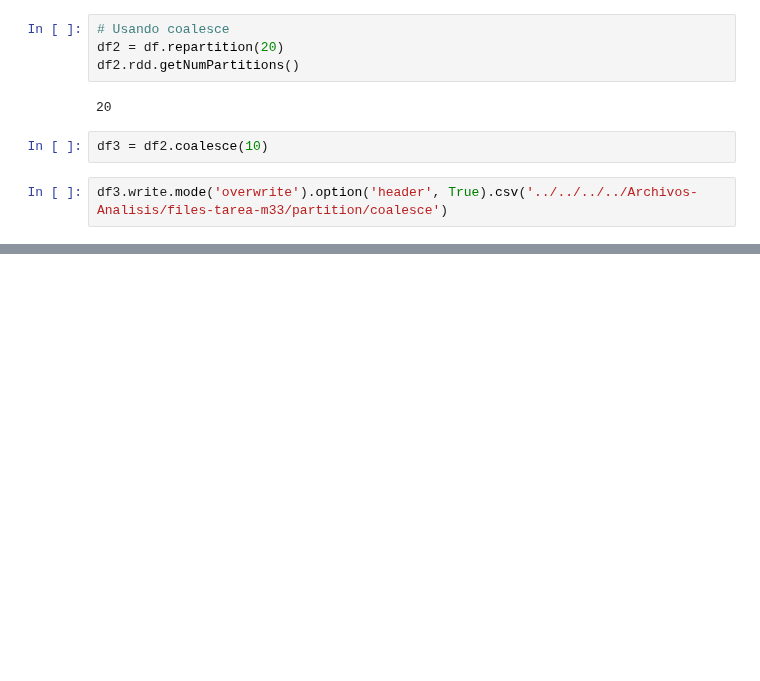
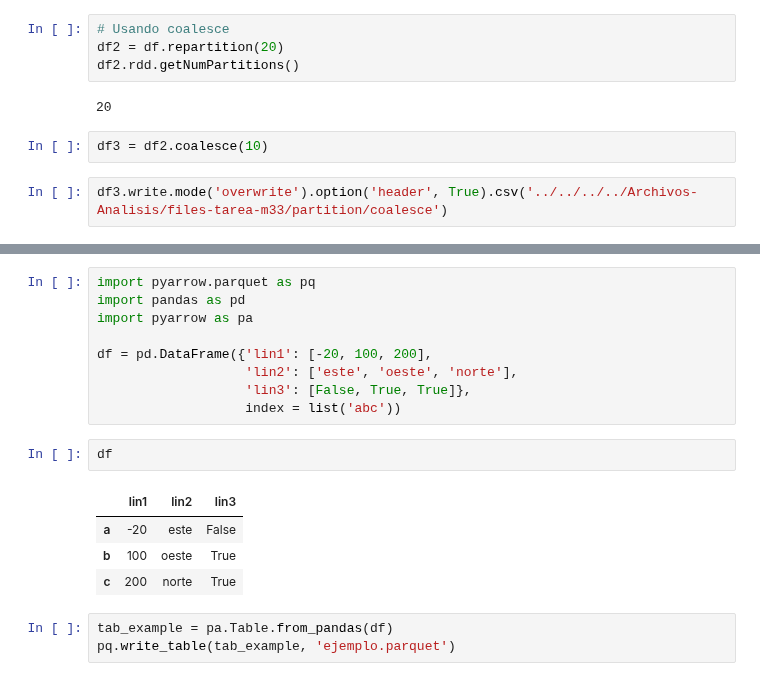
Before and after one commit to BryanHs20/Python-para-Data-Analyst, a Jupyter notebook: Python Avanzado/Big Data/Big Data II/Big Data II.ipynb, the cells around one changed output, grey strips where cells are left out. Saved outputs shown, nothing was run; the diff lists cells and outputs as text; blank space fills up the shorter version.

Commit message:
Termino del Modulo Big Data II

```diff
--- a/Python Avanzado/Big Data/Big Data II/Big Data II.ipynb
+++ b/Python Avanzado/Big Data/Big Data II/Big Data II.ipynb
@@ -248,0 +369,19 @@ df3.write.mode('overwrite').option('header', True).csv('../../../../Archivos-Ana
+# %%
+import pyarrow.parquet as pq
+import pandas as pd
+import pyarrow as pa
+
+df = pd.DataFrame({'lin1': [-20, 100, 200],
+                   'lin2': ['este', 'oeste', 'norte'],
+                   'lin3': [False, True, True]},
+                   index = list('abc'))
+# %%
+df
+# %% [output]
+|  | lin1 | lin2 | lin3 |
+| a | -20 | este | False |
+| b | 100 | oeste | True |
+| c | 200 | norte | True |
+# %%
+tab_example = pa.Table.from_pandas(df)
+pq.write_table(tab_example, 'ejemplo.parquet')
```
Also changed, not shown: parts of 17 cells of this notebook, 1 other file.
